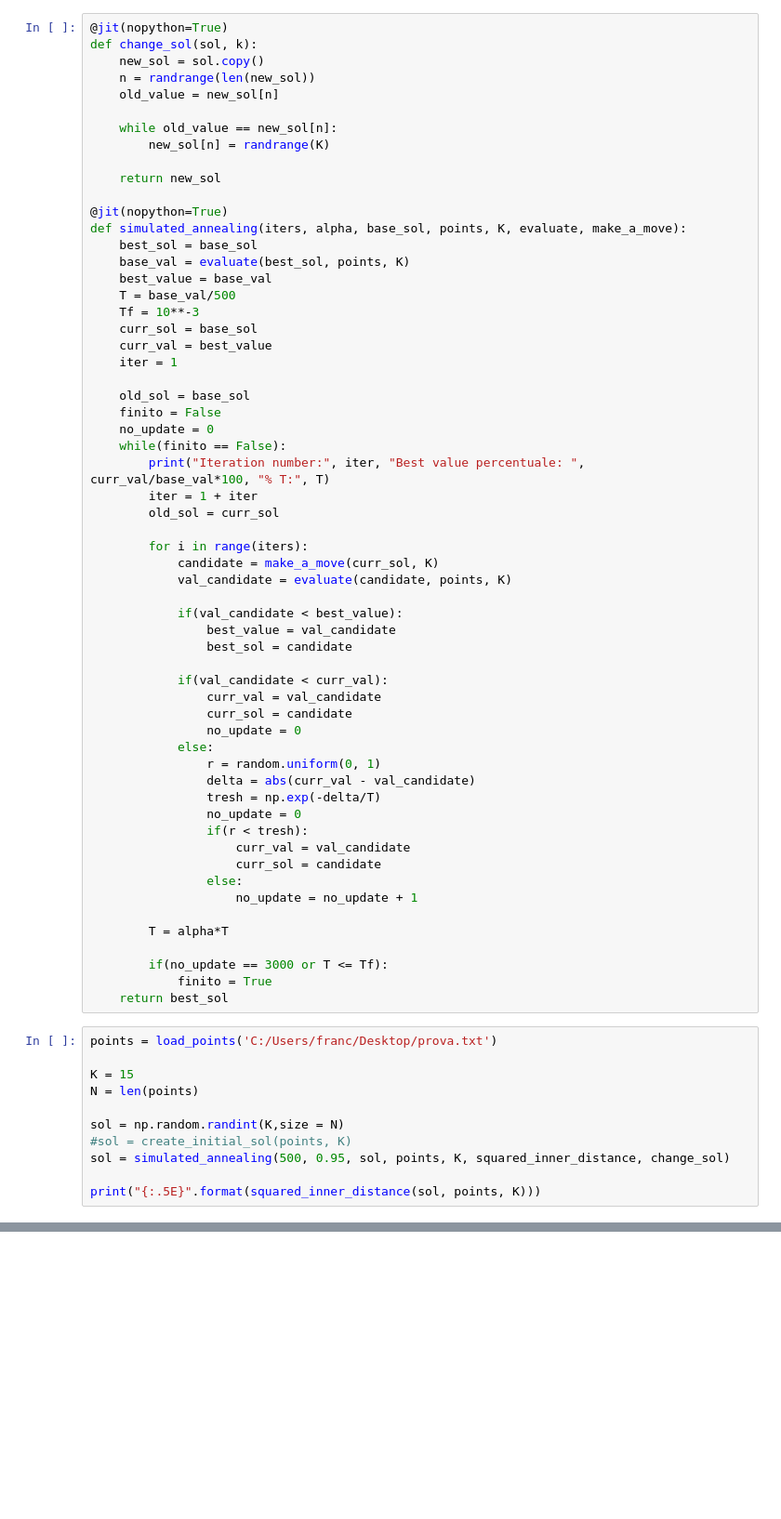
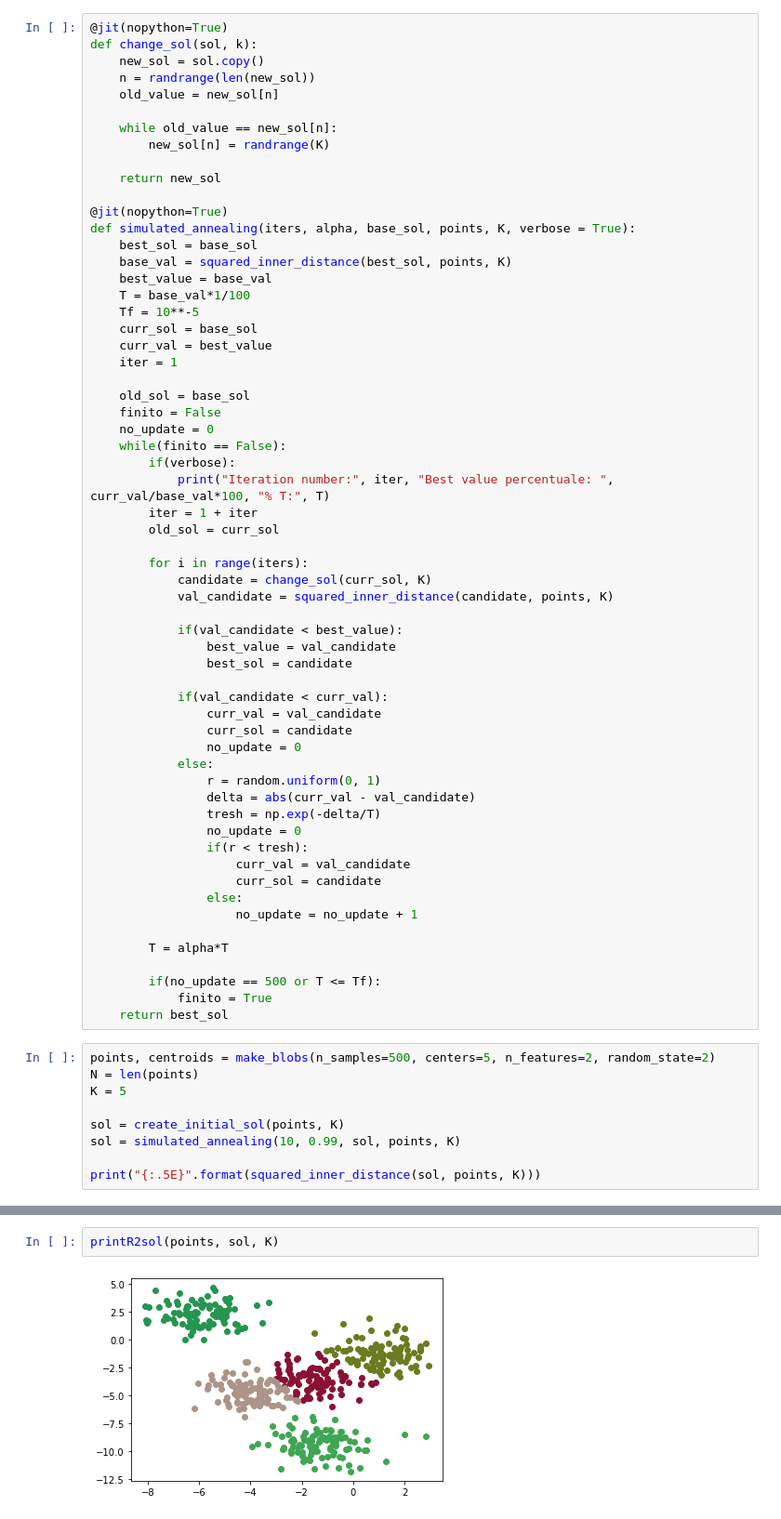
Before and after one commit to mconti99/Ricerca_Operativa_2022, a Jupyter notebook: simulated_annealing_clustering.ipynb, the cells around one changed output, grey strips where cells are left out. Shown at 93% size. Cells and saved outputs as stored; diff of their text form; blank space fills up the shorter version.

```diff
--- a/simulated_annealing_clustering.ipynb
+++ b/simulated_annealing_clustering.ipynb
@@ -19,12 +21,12 @@ def change_sol(sol, k):
     return new_sol
 
 @jit(nopython=True)
-def simulated_annealing(iters, alpha, base_sol, points, K, evaluate, make_a_move):
+def simulated_annealing(iters, alpha, base_sol, points, K, verbose = True):
     best_sol = base_sol
-    base_val = evaluate(best_sol, points, K)
+    base_val = squared_inner_distance(best_sol, points, K)
     best_value = base_val
-    T = base_val/500
-    Tf = 10**-3
+    T = base_val*1/100
+    Tf = 10**-5
     curr_sol = base_sol
     curr_val = best_value
     iter = 1
@@ -33,13 +35,14 @@ def simulated_annealing(iters, alpha, base_sol, points, K, evaluate, make_a_move
     finito = False
     no_update = 0
     while(finito == False):
-        print("Iteration number:", iter, "Best value percentuale: ", curr_val/base_val*100, "% T:", T)
+        if(verbose):
+            print("Iteration number:", iter, "Best value percentuale: ", curr_val/base_val*100, "% T:", T)
         iter = 1 + iter
         old_sol = curr_sol
 
         for i in range(iters):
-            candidate = make_a_move(curr_sol, K)
-            val_candidate = evaluate(candidate, points, K)
+            candidate = change_sol(curr_sol, K)
+            val_candidate = squared_inner_distance(candidate, points, K)
 
             if(val_candidate < best_value):
                 best_value = val_candidate
@@ -62,18 +65,16 @@ def simulated_annealing(iters, alpha, base_sol, points, K, evaluate, make_a_move
 
         T = alpha*T
 
-        if(no_update == 3000 or T <= Tf):
+        if(no_update == 500 or T <= Tf):
             finito = True
     return best_sol
 # %%
-points = load_points('C:/Users/franc/Desktop/prova.txt')
+points, centroids = make_blobs(n_samples=500, centers=5, n_features=2, random_state=2)
+N = len(points)
+K = 5
 
-K = 15
-N = len(points)
-
-sol = np.random.randint(K,size = N)
-#sol = create_initial_sol(points, K)
-sol = simulated_annealing(500, 0.95, sol, points, K, squared_inner_distance, change_sol)
+sol = create_initial_sol(points, K)
+sol = simulated_annealing(10, 0.99, sol, points, K)
 
 print("{:.5E}".format(squared_inner_distance(sol, points, K)))
 # %% [output]
@@ -96,0 +98,4 @@ Iteration number: 597 Best value percentuale:  99.41424705059022 % T: 5800951374
+# %%
+printR2sol(points, sol, K)
+# %% [output]
+[figure, added]
```
Also changed, not shown: parts of 5 cells of this notebook, 26 other files.
